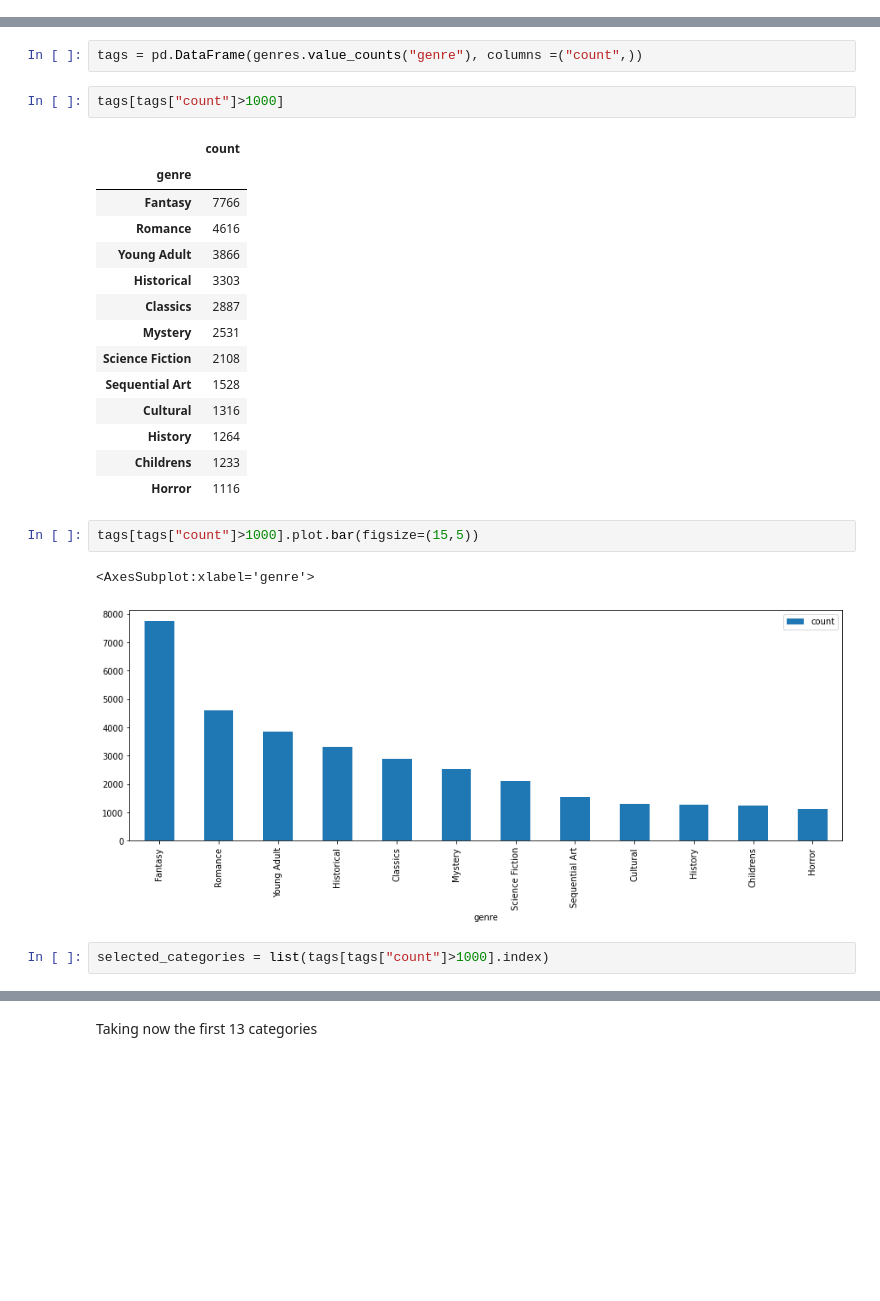
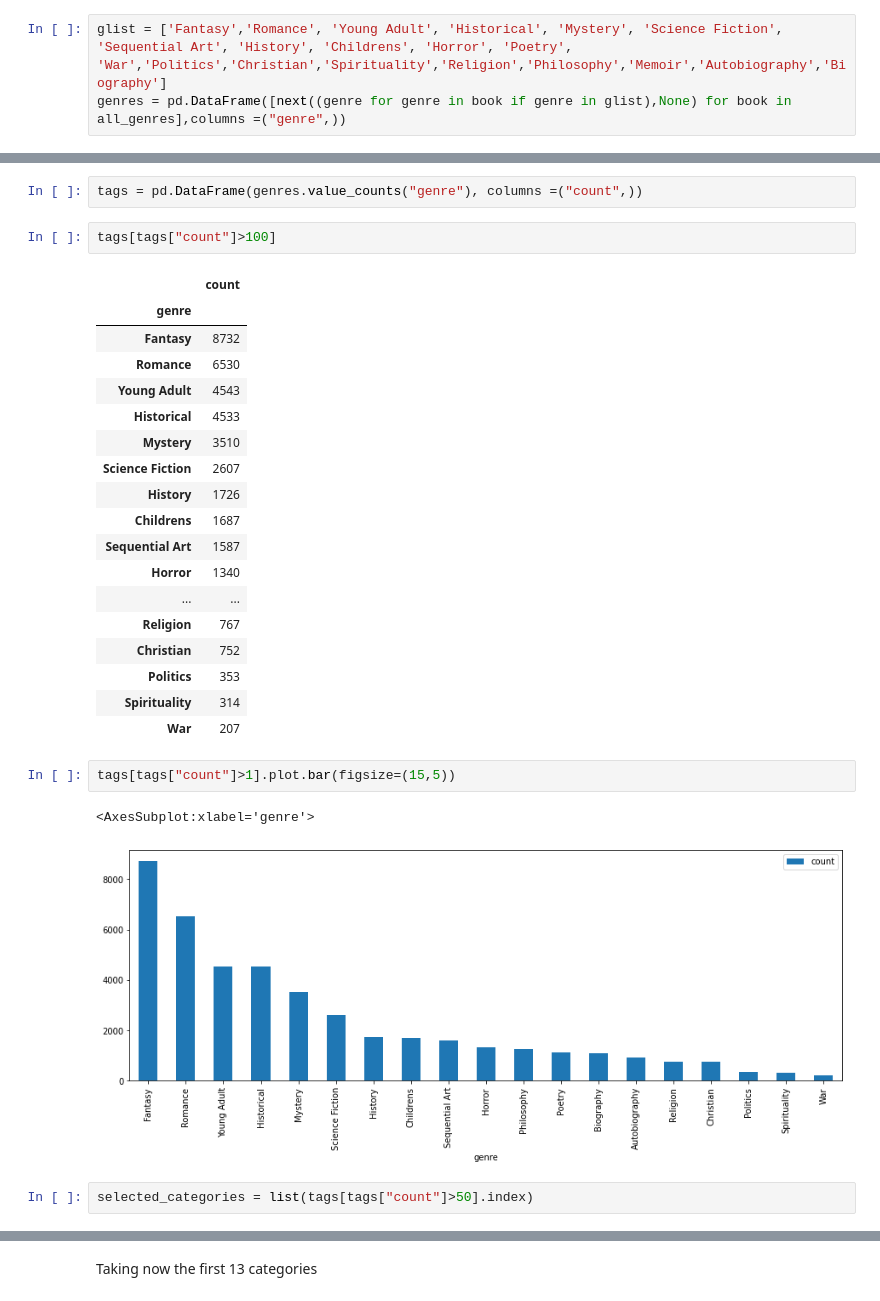
Before and after one commit to A-Istrate/80629_Project, a Jupyter notebook: ML80629_Data_preparation.ipynb, the cells around one changed output, grey strips where cells are left out. Saved outputs shown, nothing was run; the diff lists cells and outputs as text; blank space fills up the shorter version.

```diff
--- a/ML80629_Data_preparation.ipynb
+++ b/ML80629_Data_preparation.ipynb
@@ -65,0 +122,3 @@ genres = pd.DataFrame([next((genre for genre in book if genre not in ["Fiction",
+# %%
+glist = ['Fantasy','Romance', 'Young Adult', 'Historical', 'Mystery', 'Science Fiction', 'Sequential Art', 'History', 'Childrens', 'Horror', 'Poetry', 'War','Politics','Christian','Spirituality','Religion','Philosophy','Memoir','Autobiography','Biography']
+genres = pd.DataFrame([next((genre for genre in book if genre in glist),None) for book in all_genres],columns =("genre",))
@@ -81,26 +144,30 @@ final_genres["img"] = final_genres.index.astype('str')+".jpg"
 # %%
 tags = pd.DataFrame(genres.value_counts("genre"), columns =("count",))
 # %%
-tags[tags["count"]>1000]
+tags[tags["count"]>100]
 # %% [output]
 |  | count |
 | genre |  |
-| Fantasy | 7766 |
-| Romance | 4616 |
-| Young Adult | 3866 |
-| Historical | 3303 |
-| Classics | 2887 |
-| Mystery | 2531 |
-| Science Fiction | 2108 |
-| Sequential Art | 1528 |
-| Cultural | 1316 |
-| History | 1264 |
-| Childrens | 1233 |
-| Horror | 1116 |
+| Fantasy | 8732 |
+| Romance | 6530 |
+| Young Adult | 4543 |
+| Historical | 4533 |
+| Mystery | 3510 |
+| Science Fiction | 2607 |
+| History | 1726 |
+| Childrens | 1687 |
+| Sequential Art | 1587 |
+| Horror | 1340 |
+| ... | ... |
+| Religion | 767 |
+| Christian | 752 |
+| Politics | 353 |
+| Spirituality | 314 |
+| War | 207 |
 # %%
-tags[tags["count"]>1000].plot.bar(figsize=(15,5))
+tags[tags["count"]>1].plot.bar(figsize=(15,5))
 # %% [output]
 <AxesSubplot:xlabel='genre'>
-[figure, old version]
+[figure, new version]
 # %%
-selected_categories = list(tags[tags["count"]>1000].index)
+selected_categories = list(tags[tags["count"]>50].index)
```
Also changed, not shown: parts of 17 cells of this notebook, 2 other files.
